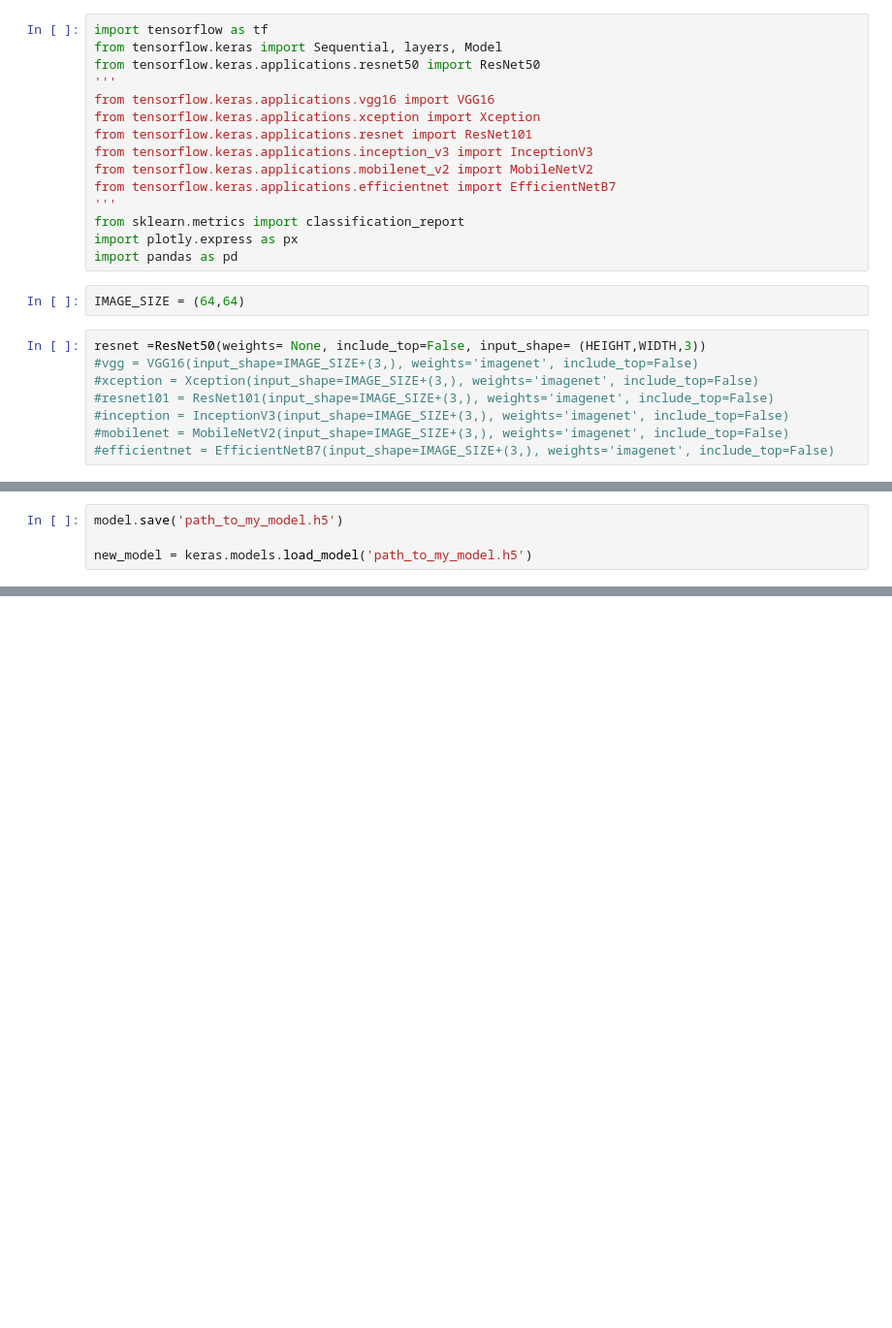
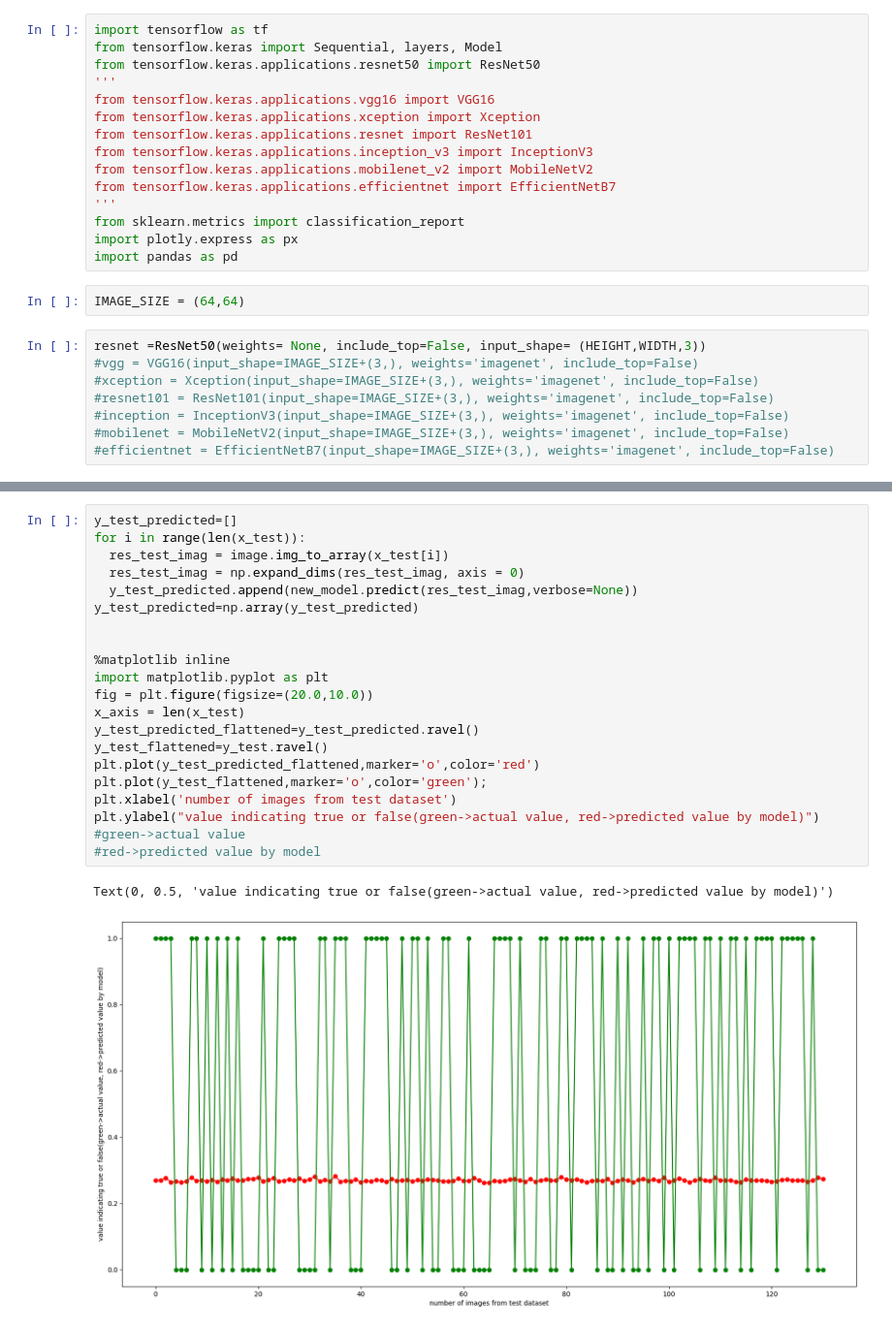
Before and after one commit to DBCooper200/project_dl, a Jupyter notebook: resnet_modified_code.ipynb, the cells around one changed output, grey strips where cells are left out. Shown at 97% size. Saved outputs shown, nothing was run; the diff lists cells and outputs as text; blank space fills up the shorter version.

```diff
--- a/resnet_modified_code.ipynb
+++ b/resnet_modified_code.ipynb
@@ -189,4 +212,0 @@ New experiment created. View your TensorBoard at: https://tensorboard.dev/experi
-# %%
-model.save('path_to_my_model.h5')
-
-new_model = keras.models.load_model('path_to_my_model.h5')
@@ -196,0 +213,24 @@ pred = new_model.evaluate(x_test, y_test)
+# %%
+y_test_predicted=[]
+for i in range(len(x_test)):
+  res_test_imag = image.img_to_array(x_test[i])
+  res_test_imag = np.expand_dims(res_test_imag, axis = 0)
+  y_test_predicted.append(new_model.predict(res_test_imag,verbose=None))
+y_test_predicted=np.array(y_test_predicted)
+
+
+%matplotlib inline
+import matplotlib.pyplot as plt
+fig = plt.figure(figsize=(20.0,10.0))
+x_axis = len(x_test)
+y_test_predicted_flattened=y_test_predicted.ravel()
+y_test_flattened=y_test.ravel()
+plt.plot(y_test_predicted_flattened,marker='o',color='red')
+plt.plot(y_test_flattened,marker='o',color='green');
+plt.xlabel('number of images from test dataset')
+plt.ylabel("value indicating true or false(green->actual value, red->predicted value by model)")
+#green->actual value
+#red->predicted value by model
+# %% [output]
+Text(0, 0.5, 'value indicating true or false(green->actual value, red->predicted value by model)')
+[figure, added]
```
Also changed, not shown: parts of 7 cells of this notebook.
